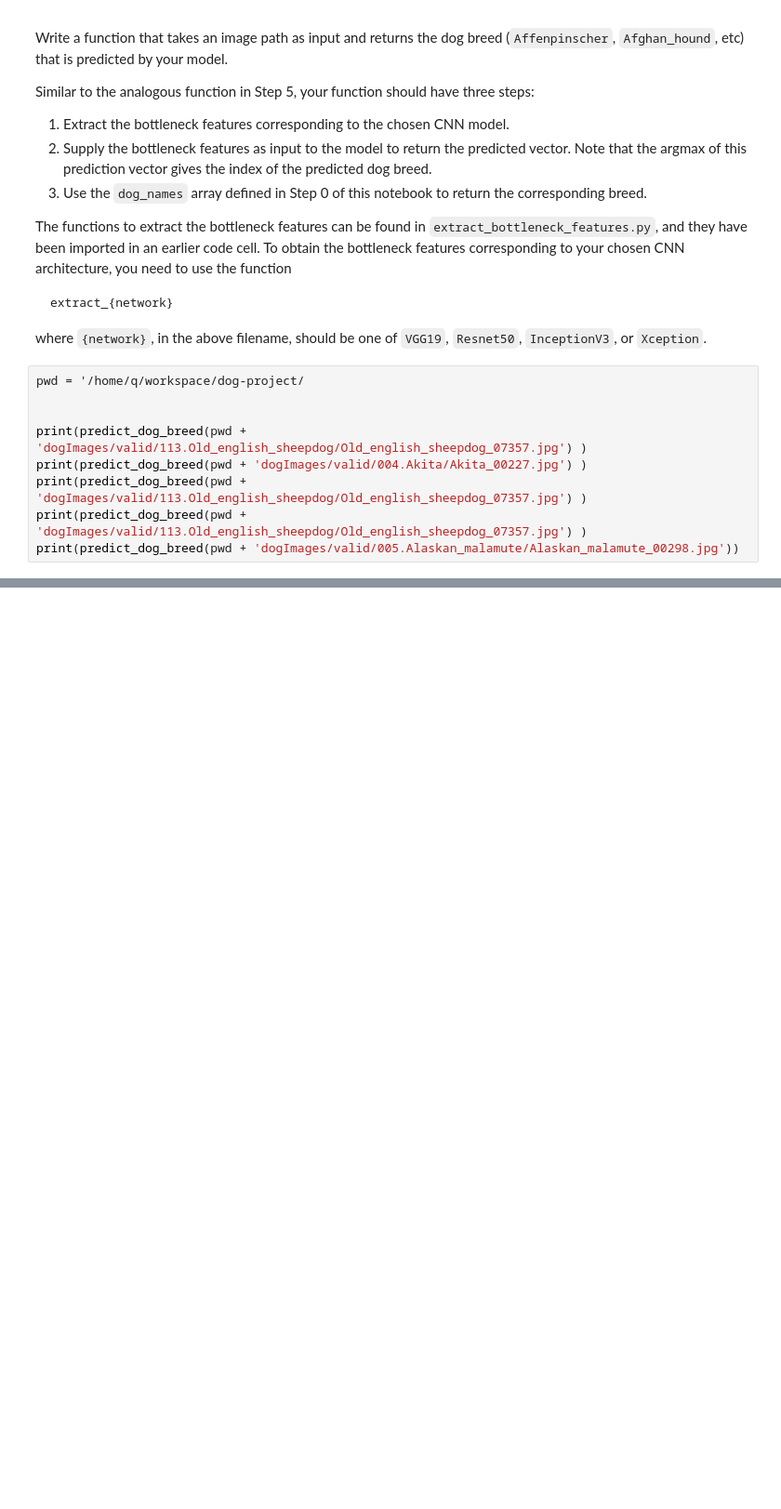
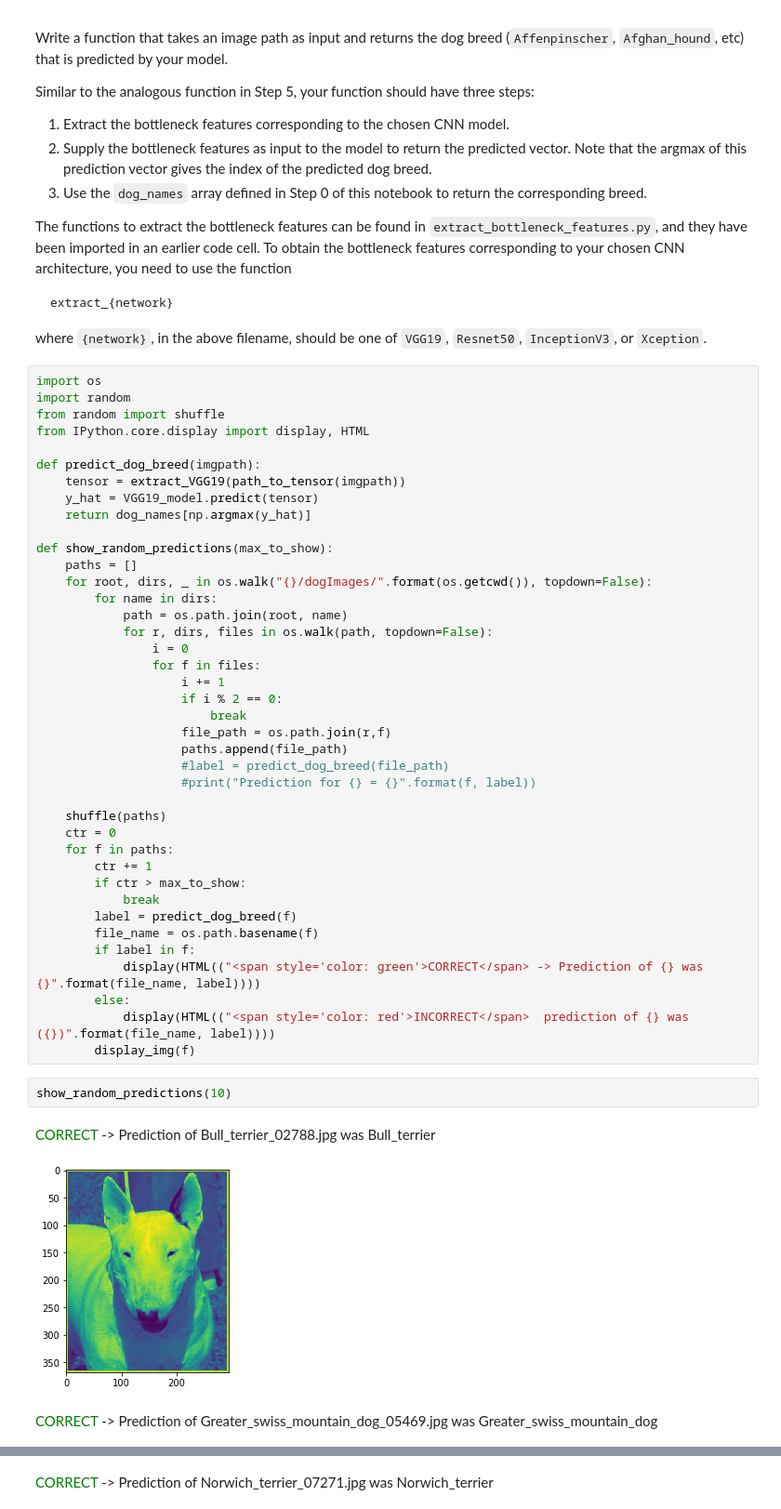
Before and after one commit to qorrect/dog-project, a Jupyter notebook: dog_app.ipynb, the cells around one changed output, grey strips where cells are left out. Shown at 93% size. Saved outputs shown, nothing was run; the diff lists cells and outputs as text; blank space fills up the shorter version.

```diff
--- a/dog_app.ipynb
+++ b/dog_app.ipynb
@@ -854,10 +843,47 @@ The functions to extract the bottleneck features can be found in `extract_bottle
 where `{network}`, in the above filename, should be one of `VGG19`, `Resnet50`, `InceptionV3`, or `Xception`.
-# %%
-pwd = '/home/q/workspace/dog-project/
-
-
-print(predict_dog_breed(pwd + 'dogImages/valid/113.Old_english_sheepdog/Old_english_sheepdog_07357.jpg') )
-print(predict_dog_breed(pwd + 'dogImages/valid/004.Akita/Akita_00227.jpg') )
-print(predict_dog_breed(pwd + 'dogImages/valid/113.Old_english_sheepdog/Old_english_sheepdog_07357.jpg') )
-print(predict_dog_breed(pwd + 'dogImages/valid/113.Old_english_sheepdog/Old_english_sheepdog_07357.jpg') )
-print(predict_dog_breed(pwd + 'dogImages/valid/005.Alaskan_malamute/Alaskan_malamute_00298.jpg'))
+# %%
+import os
+import random
+from random import shuffle
+from IPython.core.display import display, HTML
+
+def predict_dog_breed(imgpath):
+    tensor = extract_VGG19(path_to_tensor(imgpath))
+    y_hat = VGG19_model.predict(tensor)
+    return dog_names[np.argmax(y_hat)]
+
+def show_random_predictions(max_to_show):
+    paths = []
+    for root, dirs, _ in os.walk("{}/dogImages/".format(os.getcwd()), topdown=False):
+        for name in dirs:
+            path = os.path.join(root, name)
+            for r, dirs, files in os.walk(path, topdown=False):
+                i = 0
+                for f in files:
+                    i += 1
+                    if i % 2 == 0:
+                        break
+                    file_path = os.path.join(r,f)
+                    paths.append(file_path)
+                    #label = predict_dog_breed(file_path)
+                    #print("Prediction for {} = {}".format(f, label))
+
+    shuffle(paths)
+    ctr = 0
+    for f in paths:
+        ctr += 1
+        if ctr > max_to_show:
+            break
+        label = predict_dog_breed(f)
+        file_name = os.path.basename(f)
+        if label in f:
+            display(HTML(("<span style='color: green'>CORRECT</span> -> Prediction of {} was {}".format(file_name, label))))
+        else:
+            display(HTML(("<span style='color: red'>INCORRECT</span>  prediction of {} was ({})".format(file_name, label))))
+        display_img(f)
+# %%
+show_random_predictions(10)
+# %% [output]
+CORRECT -> Prediction of Bull_terrier_02788.jpg was Bull_terrier
+[figure, added]
+CORRECT -> Prediction of Greater_swiss_mountain_dog_05469.jpg was Greater_swiss_mountain_dog
@@ -863,0 +891 @@ print(predict_dog_breed(pwd + 'dogImages/valid/005.Alaskan_malamute/Alaskan_mala
+CORRECT -> Prediction of Norwich_terrier_07271.jpg was Norwich_terrier
```
Also changed, not shown: parts of 4 cells of this notebook.
